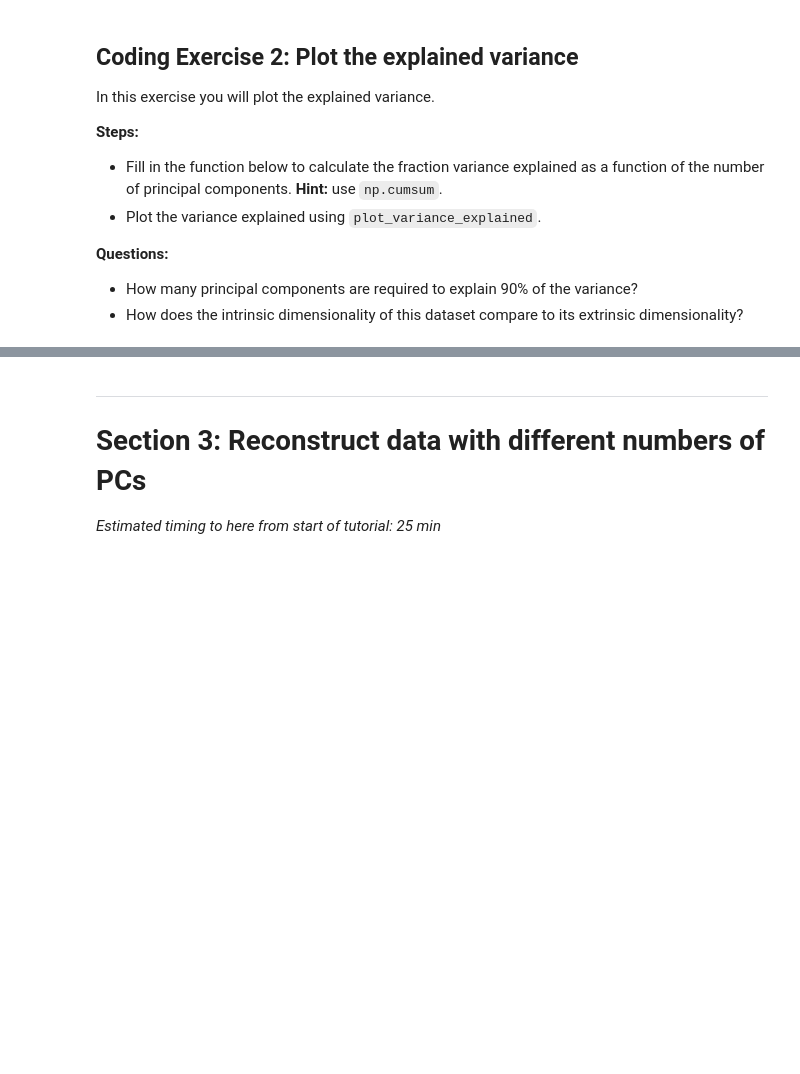
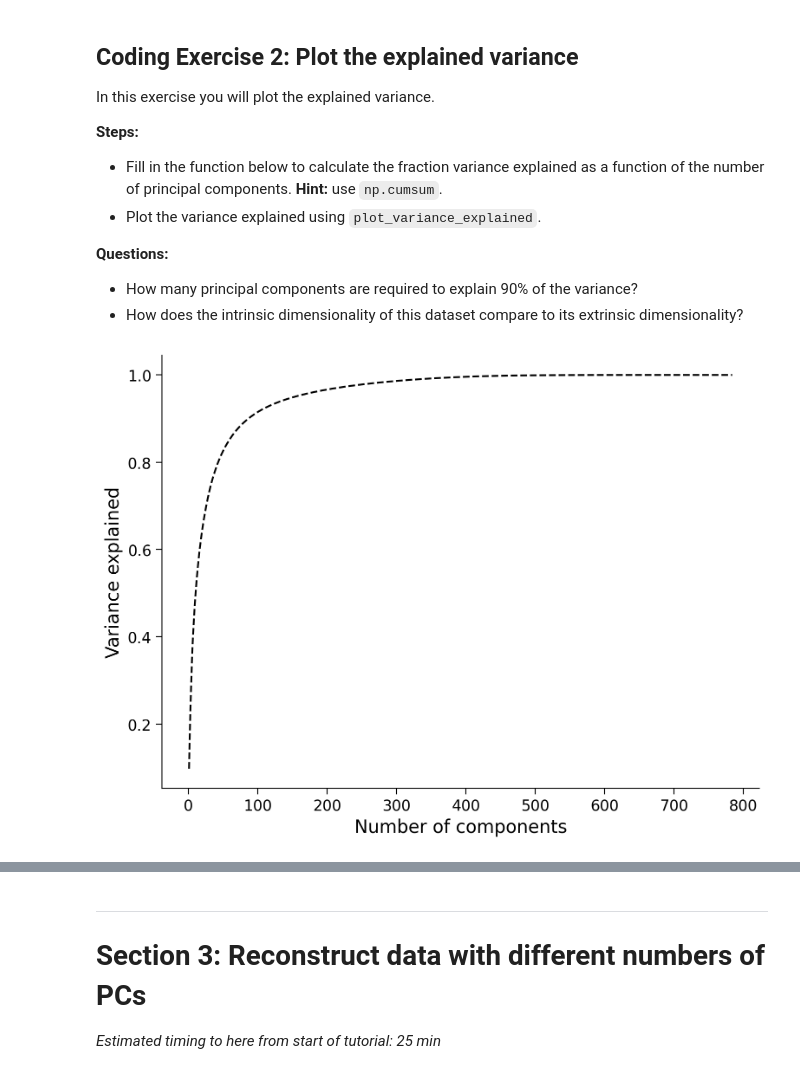
Before and after one commit to mahshadnj/Neuromatch, a Jupyter notebook: tutorials/W1D4_DimensionalityReduction/student/W1D4_Tutorial3.ipynb, the cells around one changed output, grey strips where cells are left out. Saved outputs shown, nothing was run; the diff lists cells and outputs as text; code cells hidden in the pictures; blank space fills up the shorter version.

```diff
--- a/tutorials/W1D4_DimensionalityReduction/student/W1D4_Tutorial3.ipynb
+++ b/tutorials/W1D4_DimensionalityReduction/student/W1D4_Tutorial3.ipynb
@@ -476,36 +489,38 @@ In this exercise you will plot the explained variance.
 def get_variance_explained(evals):
   """
   Calculates variance explained from the eigenvalues.
 
   Args:
     evals (numpy array of floats) : Vector of eigenvalues
 
   Returns:
     (numpy array of floats)       : Vector of variance explained
 
   """
 
   #################################################
   ## TO DO for students: calculate the explained variance using the equation
   ## from Section 2.
   # Comment once you've filled in the function
-  raise NotImplementedError("Student exercise: calculate explain variance!")
+  # raise NotImplementedError("Student exercise: calculate explain variance!")
   #################################################
 
   # Cumulatively sum the eigenvalues
-  csum = ...
+  csum = np.cumsum(evals)
 
   # Normalize by the sum of eigenvalues
-  variance_explained = ...
+  variance_explained = csum / np.sum(evals)
 
   return variance_explained
 
 
 # Calculate the variance explained
 variance_explained = get_variance_explained(evals)
 
 # Visualize
 plot_variance_explained(variance_explained)
+# %% [output]
+[figure, added]
 # %% [markdown]
 [*Click for solution*](https://github.com/NeuromatchAcademy/course-content/tree/main/tutorials/W1D4_DimensionalityReduction/solutions/W1D4_Tutorial3_Solution_a4ac4c9c.py)
 
```
Also changed, not shown: parts of 11 cells of this notebook.
